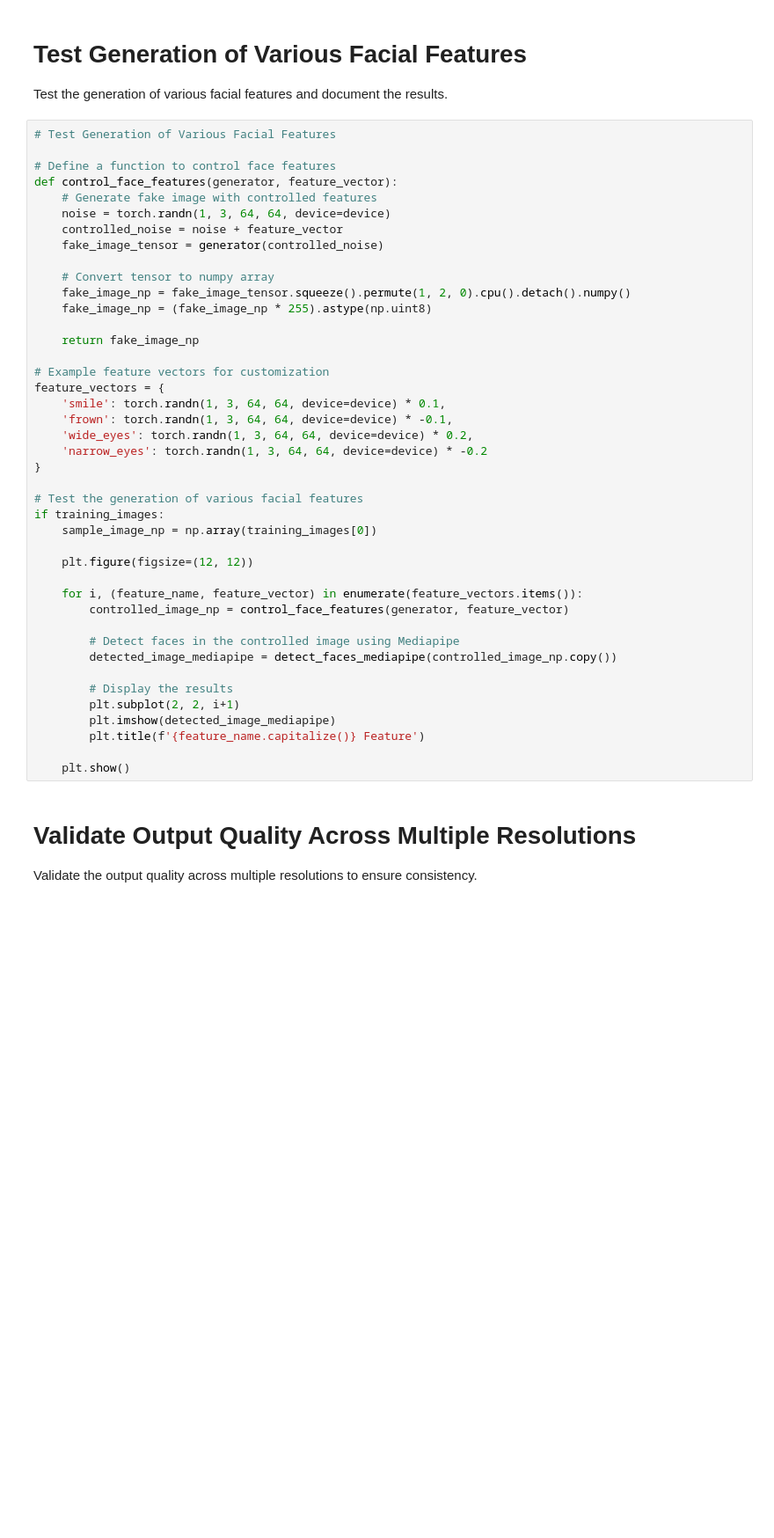
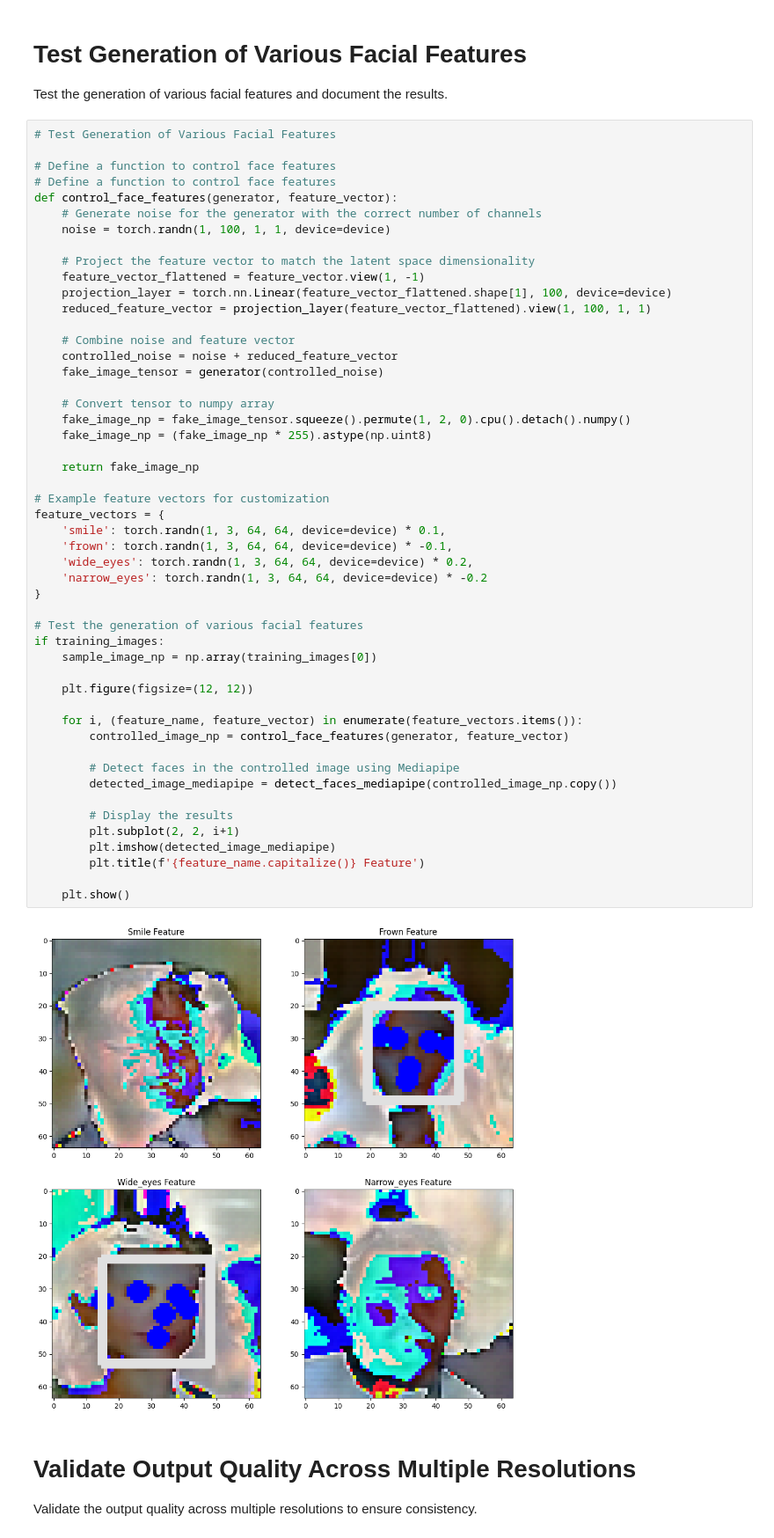
Before and after one commit to Rishardmunene/Stable-Diffusion-test, a Jupyter notebook: Face generation.ipynb, the cells around one changed output. Shown at 88% size. Drawn from its saved outputs; the diff is of its cells as text; blank space fills up the shorter version.

```diff
--- a/Face generation.ipynb
+++ b/Face generation.ipynb
@@ -359,10 +419,18 @@ Test the generation of various facial features and document the results.
 # Test Generation of Various Facial Features
 
 # Define a function to control face features
+# Define a function to control face features
 def control_face_features(generator, feature_vector):
-    # Generate fake image with controlled features
-    noise = torch.randn(1, 3, 64, 64, device=device)
-    controlled_noise = noise + feature_vector
+    # Generate noise for the generator with the correct number of channels
+    noise = torch.randn(1, 100, 1, 1, device=device)
+
+    # Project the feature vector to match the latent space dimensionality
+    feature_vector_flattened = feature_vector.view(1, -1)
+    projection_layer = torch.nn.Linear(feature_vector_flattened.shape[1], 100, device=device)
+    reduced_feature_vector = projection_layer(feature_vector_flattened).view(1, 100, 1, 1)
+
+    # Combine noise and feature vector
+    controlled_noise = noise + reduced_feature_vector
     fake_image_tensor = generator(controlled_noise)
 
     # Convert tensor to numpy array
@@ -370,33 +438,35 @@ def control_face_features(generator, feature_vector):
     fake_image_np = (fake_image_np * 255).astype(np.uint8)
 
     return fake_image_np
 
 # Example feature vectors for customization
 feature_vectors = {
     'smile': torch.randn(1, 3, 64, 64, device=device) * 0.1,
     'frown': torch.randn(1, 3, 64, 64, device=device) * -0.1,
     'wide_eyes': torch.randn(1, 3, 64, 64, device=device) * 0.2,
     'narrow_eyes': torch.randn(1, 3, 64, 64, device=device) * -0.2
 }
 
 # Test the generation of various facial features
 if training_images:
     sample_image_np = np.array(training_images[0])
 
     plt.figure(figsize=(12, 12))
 
     for i, (feature_name, feature_vector) in enumerate(feature_vectors.items()):
         controlled_image_np = control_face_features(generator, feature_vector)
 
         # Detect faces in the controlled image using Mediapipe
         detected_image_mediapipe = detect_faces_mediapipe(controlled_image_np.copy())
 
         # Display the results
         plt.subplot(2, 2, i+1)
         plt.imshow(detected_image_mediapipe)
         plt.title(f'{feature_name.capitalize()} Feature')
 
     plt.show()
+# %% [output]
+[figure, added]
 # %% [markdown]
 # Validate Output Quality Across Multiple Resolutions
 Validate the output quality across multiple resolutions to ensure consistency.
```
Also changed, not shown: parts of 10 cells of this notebook.
